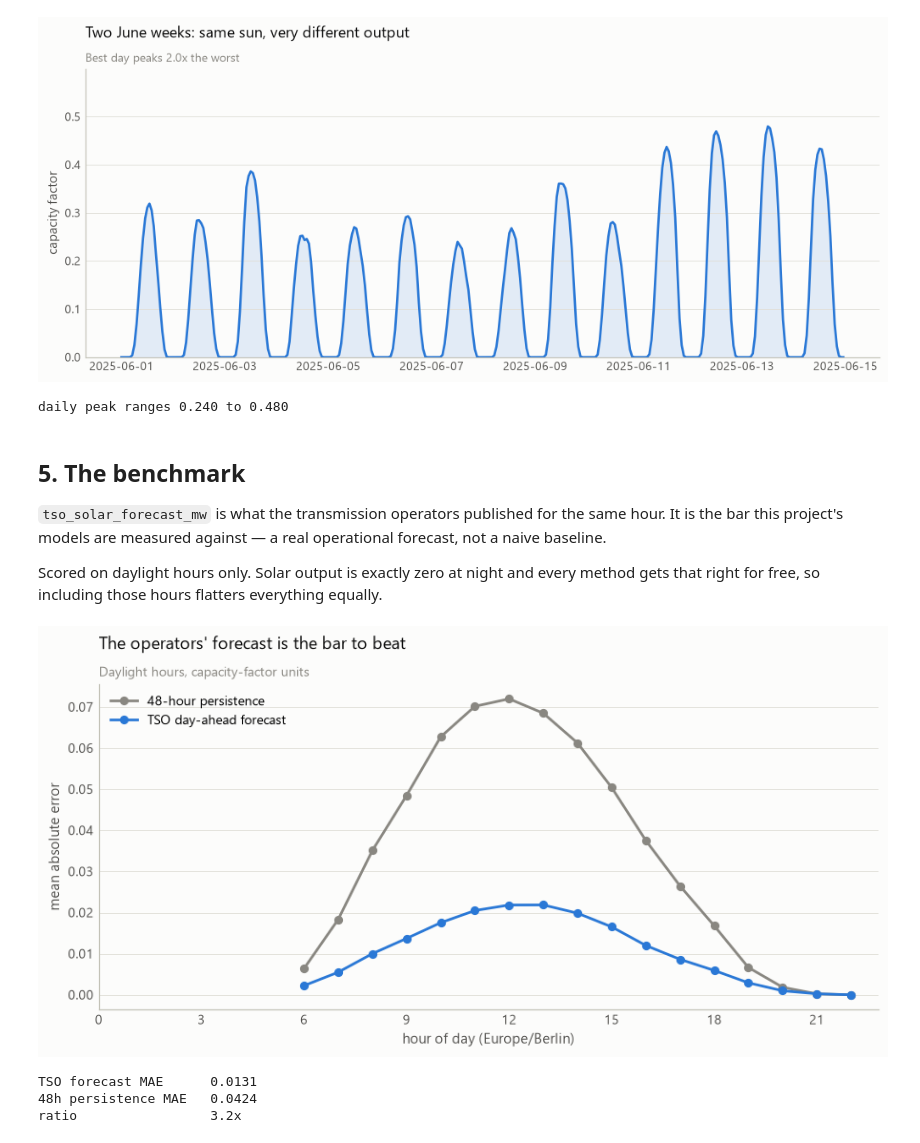
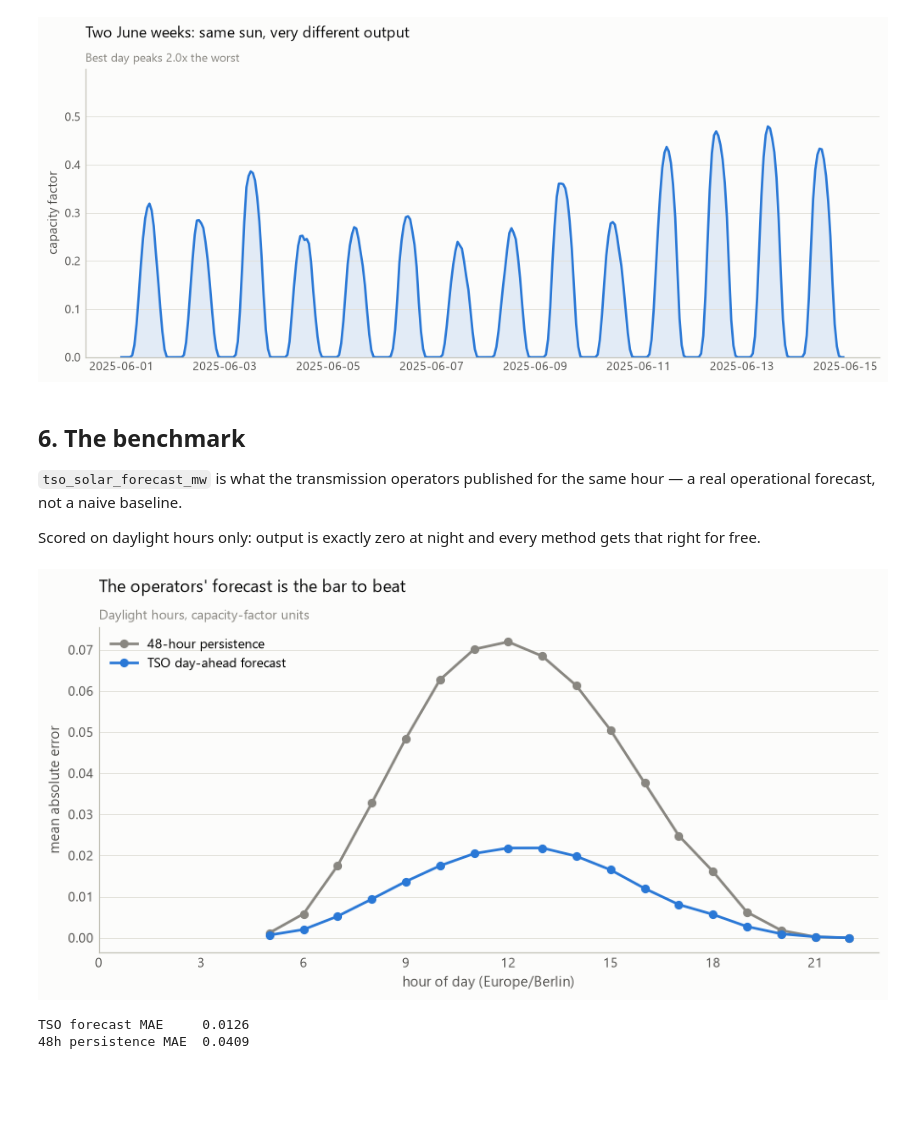
Before and after one commit to mishankjain5/SmartGrid-AI, a Jupyter notebook: notebooks/01_exploratory_analysis.ipynb, the cells around one changed output. Drawn from its saved outputs; the diff is of its cells as text; code cells hidden in the pictures; blank space fills up the shorter version.

```diff
--- a/notebooks/01_exploratory_analysis.ipynb
+++ b/notebooks/01_exploratory_analysis.ipynb
@@ -120,0 +128,19 @@ capacity factor range 1.30x
+# %%
+aggregates = {"ghi_mean", "ghi_min", "ghi_max", "ghi_stddev", "ghi_spread"}
+locations = [c for c in mart.columns
+             if c.startswith("ghi_") and c not in aggregates]
+
+daylight = mart[mart["ghi_max"] > 0]
+print(f"{len(locations)} sampled locations: {', '.join(sorted(locations))}")
+print()
+print(f"mean spread, brightest to darkest: {daylight['ghi_spread'].mean():.0f} W/m2")
+print(f"largest spread observed         : {daylight['ghi_spread'].max():.0f} W/m2")
+
+fig, ax = plt.subplots(figsize=(9, 3.8))
+ax.hist(daylight["ghi_spread"], bins=80, color=style.BLUE)
+ax.set_xlabel("difference between brightest and darkest location (W/m2)")
+ax.set_ylabel("hours")
+style.titled(ax, "The country is rarely uniform",
+             "Daylight hours; a single weather point sees none of this")
+style.save(fig, "regional_irradiance_spread")
+plt.show()
@@ -189,52 +197,44 @@ style.titled(ax, "Two June weeks: same sun, very different output",
              f"Best day peaks {daily_peak.max()/daily_peak.min():.1f}x the worst")
 style.save(fig, "june_daily_variability")
 plt.show()
-
-print(f"daily peak ranges {daily_peak.min():.3f} to {daily_peak.max():.3f}")
 # %% [output]
 [figure]
-daily peak ranges 0.240 to 0.480
 # %% [markdown]
-## 5. The benchmark
+## 6. The benchmark
 
-`tso_solar_forecast_mw` is what the transmission operators published for the same
-hour. It is the bar this project's models are measured against — a real operational
-forecast, not a naive baseline.
+`tso_solar_forecast_mw` is what the transmission operators published for the
+same hour — a real operational forecast, not a naive baseline.
 
-Scored on daylight hours only. Solar output is exactly zero at night and every
-method gets that right for free, so including those hours flatters everything
-equally.
+Scored on daylight hours only: output is exactly zero at night and every method
+gets that right for free.
 # %%
-daylight = mart[(mart["ghi_wm2_day_ahead"] > 0)
-                & mart["tso_solar_forecast_capacity_factor"].notna()
-                & mart["capacity_factor_lag_48h"].notna()].copy()
+scored = daylight[daylight["tso_solar_forecast_capacity_factor"].notna()
+                  & daylight["capacity_factor_lag_48h"].notna()].copy()
 
-daylight["tso_error"] = (daylight["tso_solar_forecast_capacity_factor"]
-                         - daylight["solar_capacity_factor"]).abs()
-daylight["lag_error"] = (daylight["capacity_factor_lag_48h"]
-                         - daylight["solar_capacity_factor"]).abs()
+scored["tso_error"] = (scored["tso_solar_forecast_capacity_factor"]
+                       - scored["solar_capacity_factor"]).abs()
+scored["lag_error"] = (scored["capacity_factor_lag_48h"]
+                       - scored["solar_capacity_factor"]).abs()
 
-by_hour = daylight.groupby("hour_of_day")[["tso_error", "lag_error"]].mean()
+by_hour = scored.groupby("hour_of_day")[["tso_error", "lag_error"]].mean()
 
 fig, ax = plt.subplots(figsize=(8, 4))
 ax.plot(by_hour.index, by_hour["lag_error"], color=style.INK_MUTED,
         marker="o", label="48-hour persistence")
 ax.plot(by_hour.index, by_hour["tso_error"], color=style.BLUE,
         marker="o", label="TSO day-ahead forecast")
 ax.set_xlabel("hour of day (Europe/Berlin)")
 ax.set_ylabel("mean absolute error")
 ax.set_xticks(range(0, 24, 3))
 ax.legend(loc="upper left")
 style.titled(ax, "The operators' forecast is the bar to beat",
              "Daylight hours, capacity-factor units")
 style.save(fig, "tso_benchmark_by_hour")
 plt.show()
 
-print(f"TSO forecast MAE      {daylight['tso_error'].mean():.4f}")
-print(f"48h persistence MAE   {daylight['lag_error'].mean():.4f}")
-print(f"ratio                 {daylight['lag_error'].mean() / daylight['tso_error'].mean():.1f}x")
+print(f"TSO forecast MAE     {scored['tso_error'].mean():.4f}")
+print(f"48h persistence MAE  {scored['lag_error'].mean():.4f}")
 # %% [output]
-[figure, old version]
+[figure, new version]
-TSO forecast MAE      0.0131
-48h persistence MAE   0.0424
-ratio                 3.2x
+TSO forecast MAE     0.0126
+48h persistence MAE  0.0409
```
Also changed, not shown: parts of 18 cells of this notebook, 7 other files.
